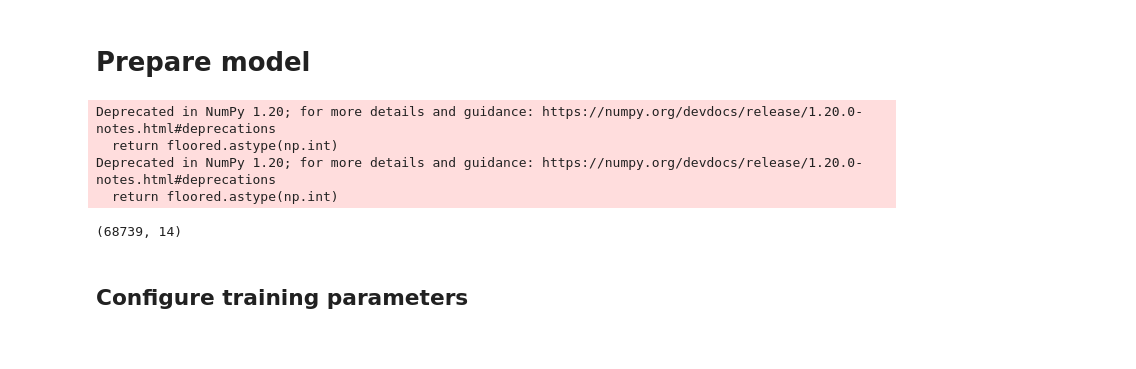
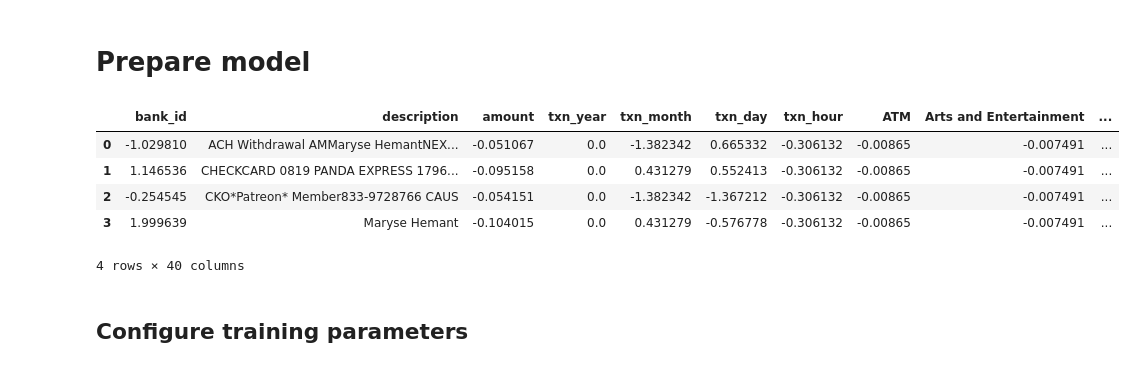
Before and after one commit to NaomiEX/finBERT_transaction_classification, a Jupyter notebook: notebooks/transaction_classification_finetune_2.ipynb, the cells around one changed output. Drawn from its saved outputs; the diff is of its cells as text; code cells hidden in the pictures.

```diff
--- a/notebooks/transaction_classification_finetune_2.ipynb
+++ b/notebooks/transaction_classification_finetune_2.ipynb
@@ -50,7 +62,0 @@ X = data[[col for col in data.columns if col != "category"]]
-# %%
-X_train, X_test, y_train, y_test = train_test_split(X, y, test_size=0.3, random_state=42, stratify=y)
-# %% [output]
-Deprecated in NumPy 1.20; for more details and guidance: https://numpy.org/devdocs/release/1.20.0-notes.html#deprecations
-  return floored.astype(np.int)
-Deprecated in NumPy 1.20; for more details and guidance: https://numpy.org/devdocs/release/1.20.0-notes.html#deprecations
-  return floored.astype(np.int)
@@ -60,2 +63,2 @@ train_data["category"] = y_train
 # %%
-train_data.to_csv(standard_dir/"Data"/"train.csv")
+train_data = pd.read_csv(standard_dir/"Data"/"train.csv")
@@ -65 +65,10 @@ test_data["category"] = y_test
+# %%
+train_data.head(4)
+# %% [output]
+|  | bank_id | description | amount | txn_year | txn_month | txn_day | txn_hour | ATM | Arts and Entertainment | ... |
+| 0 | -1.029810 | ACH Withdrawal AMMaryse HemantNEX... | -0.051067 | 0.0 | -1.382342 | 0.665332 | -0.306132 | -0.00865 | -0.007491 | ... |
+| 1 | 1.146536 | CHECKCARD 0819 PANDA EXPRESS 1796... | -0.095158 | 0.0 | 0.431279 | 0.552413 | -0.306132 | -0.00865 | -0.007491 | ... |
+| 2 | -0.254545 | CKO*Patreon* Member833-9728766 CAUS | -0.054151 | 0.0 | -1.382342 | -1.367212 | -0.306132 | -0.00865 | -0.007491 | ... |
+| 3 | 1.999639 | Maryse Hemant | -0.104015 | 0.0 | 0.431279 | -0.576778 | -0.306132 | -0.00865 | -0.007491 | ... |
+4 rows × 40 columns
 # %%
@@ -68,4 +76,0 @@ test_data.to_csv(standard_dir/"Data"/"validation.csv")
-# %%
-test_data.shape
-# %% [output]
-(68739, 14)
```
Also changed, not shown: parts of 17 cells of this notebook, 2 other files.
